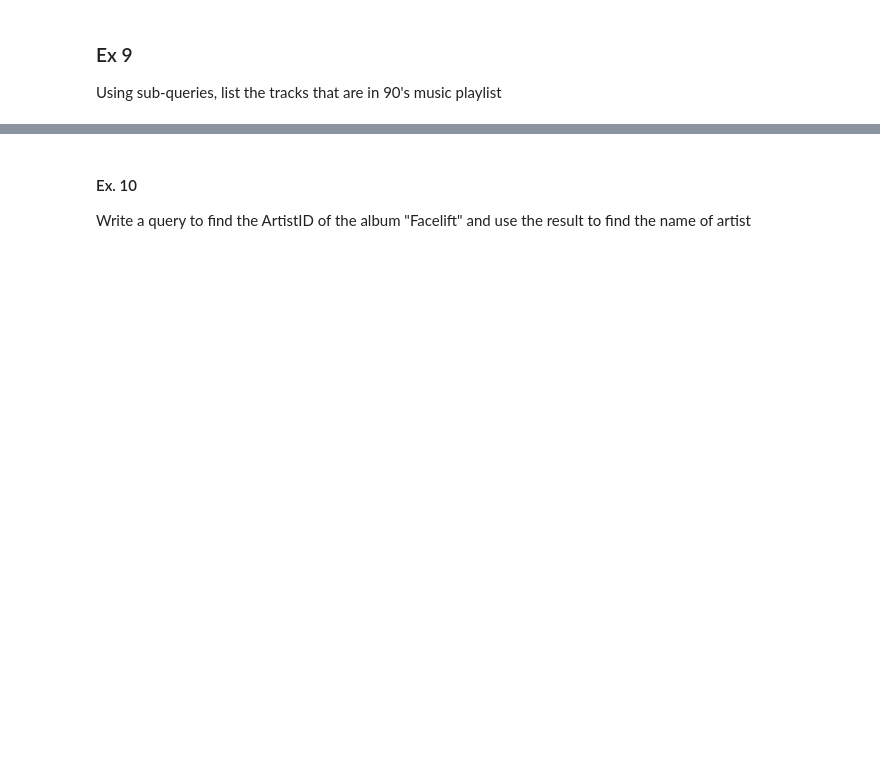
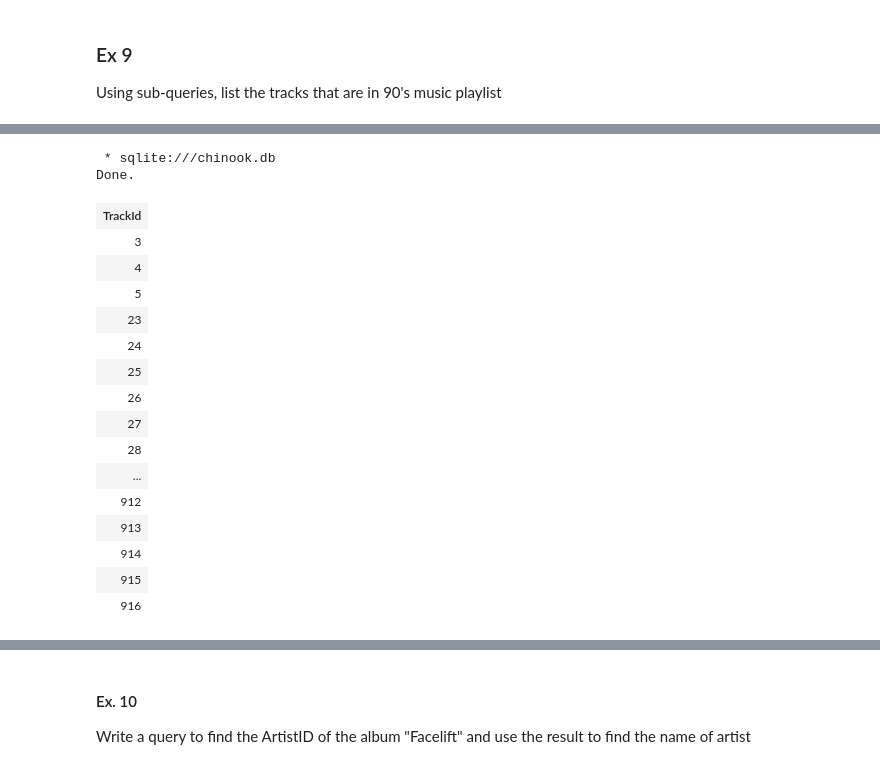
Before and after one commit to dixita9/CSC330-Introduction-to-SQL-T6, a Jupyter notebook: Intro_to_SQL.ipynb, the cells around one changed output, grey strips where cells are left out. Saved outputs shown, nothing was run; the diff lists cells and outputs as text; code cells hidden in the pictures; blank space fills up the shorter version.

```diff
--- a/Intro_to_SQL.ipynb
+++ b/Intro_to_SQL.ipynb
@@ -219,0 +274,22 @@ Using sub-queries, list the tracks that are in 90's music playlist
+# %%
+%%sql
+SELECT trackid FROM playlist_track WHERE playlistid = (SELECT playlistid FROM playlists WHERE name LIKE "%90%")
+# %% [output]
+ * sqlite:///chinook.db
+Done.
+| TrackId |
+| 3 |
+| 4 |
+| 5 |
+| 23 |
+| 24 |
+| 25 |
+| 26 |
+| 27 |
+| 28 |
+| ... |
+| 912 |
+| 913 |
+| 914 |
+| 915 |
+| 916 |
```
Also changed, not shown: parts of 9 cells of this notebook.
